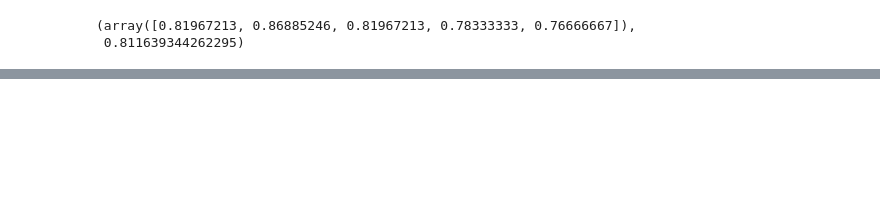
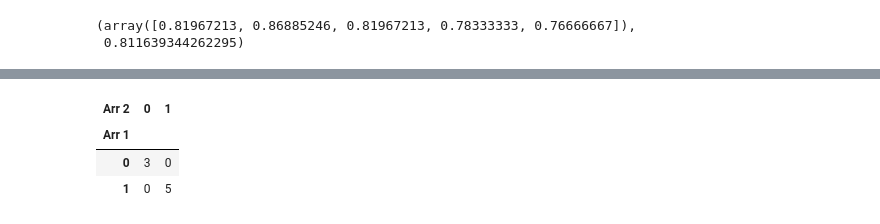
Before and after one commit to MainulDip/AiMlStudy, a Jupyter notebook: apps/1-pandas/SciKit-Learn-InDepth.ipynb, the cells around one changed output, grey strips where cells are left out. Saved outputs shown, nothing was run; the diff lists cells and outputs as text; code cells hidden in the pictures; blank space fills up the shorter version.

```diff
--- a/apps/1-pandas/SciKit-Learn-InDepth.ipynb
+++ b/apps/1-pandas/SciKit-Learn-InDepth.ipynb
@@ -493,0 +517,8 @@ A confusion metrix is a quick way to compare the labels a model predicts and the
+# %%
+# crosstab analysis when Arr 1 == Arr 2
+pd.crosstab([1,1,1,1,0,0,0,1],[1,1,1,1,0,0,0,1], rownames=["Arr 1"], colnames=["Arr 2"])
+# %% [output]
+| Arr 2 | 0 | 1 |
+| Arr 1 |  |  |
+| 0 | 3 | 0 |
+| 1 | 0 | 5 |
```
Also changed, not shown: parts of 32 cells of this notebook, 2 other files.
